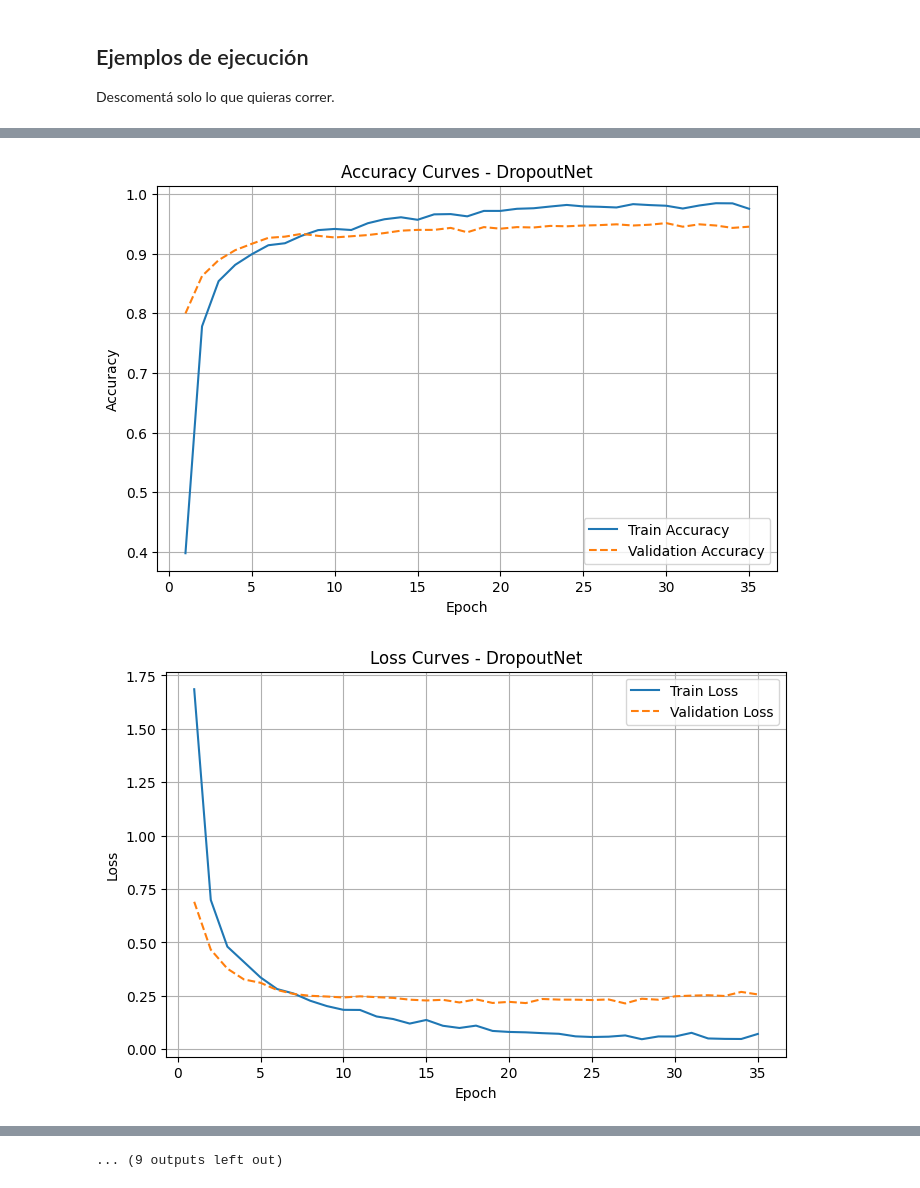
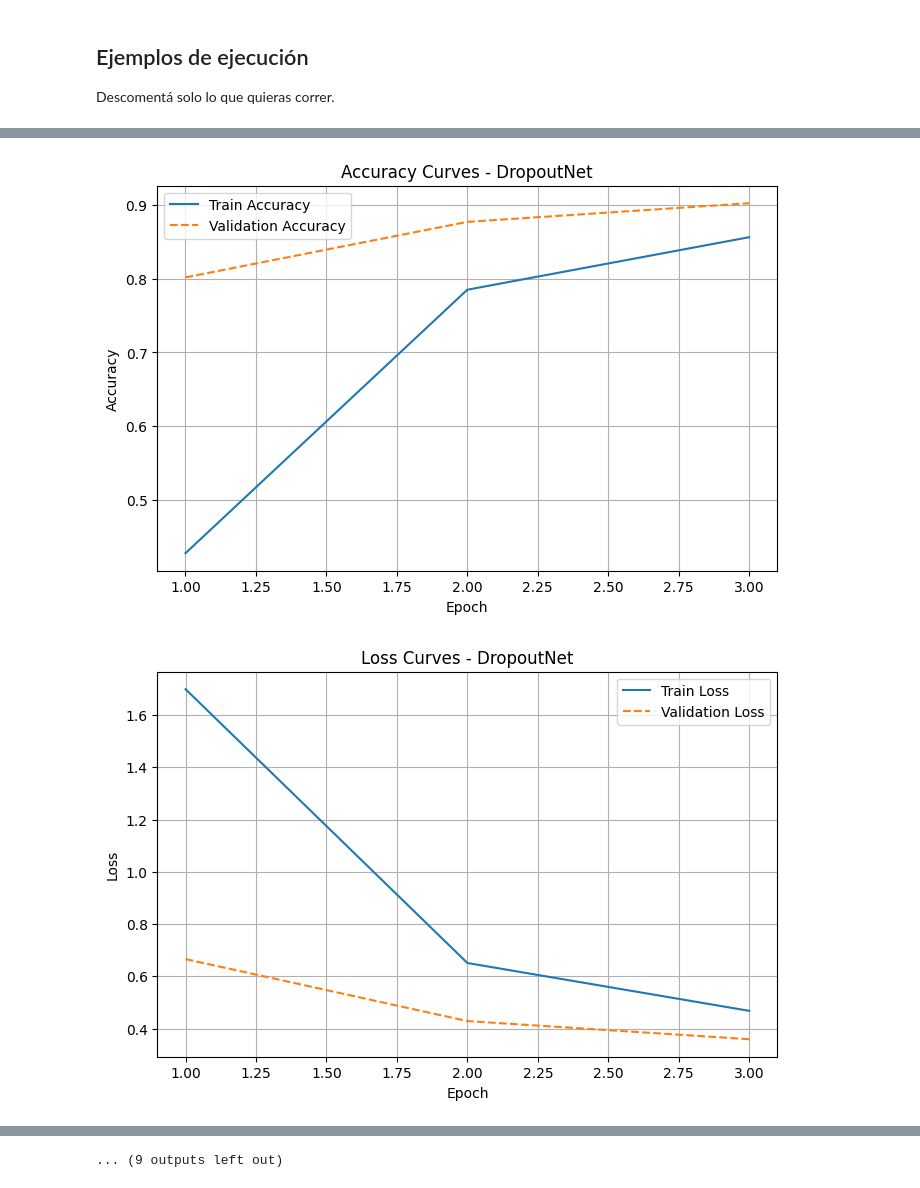
Before and after one commit to joacogamalerio/tesis-project-repository, a Jupyter notebook: mnist_training_phase1_local_jupyter.ipynb, the cells around one changed output, grey strips where cells are left out. Drawn from its saved outputs; the diff is of its cells as text; code cells hidden in the pictures.

Commit message:
wip. Plots for o comparison

```diff
--- a/mnist_training_phase1_local_jupyter.ipynb
+++ b/mnist_training_phase1_local_jupyter.ipynb
@@ -223,7 +223,7 @@ def eval_one_epoch(model, loader, loss_fn, device):
     return total_loss / total, correct / total
 
 
-def build_model(model_name, hidden_size=256, dropout_p=0.5, lambd=0.5, mask_normalization=False):
+def build_model(model_name, hidden_size=256, p=0.5, lambd=0.5, mask_normalization=False):
     """
     Factory para crear cualquiera de los 3 modelos.
     """
@@ -233,16 +233,16 @@ def build_model(model_name, hidden_size=256, dropout_p=0.5, lambd=0.5, mask_norm
         return OverfitNet(hidden_size=hidden_size)
 
     if model_name == "dropoutnet":
-        return DropoutNet(hidden_size=hidden_size, dropout_p=dropout_p)
+        return DropoutNet(hidden_size=hidden_size, p=p)
 
     if model_name == "dropconnectnet":
-        return DropConnectNet(hidden_size=hidden_size, dropout_p=dropout_p)
+        return DropConnectNet(hidden_size=hidden_size, p=p)
 
 
     if model_name == "boostdropoutnet":
         return BoostDropoutNet(
             hidden_size=hidden_size,
-            dropout_p=dropout_p,
+            p=p,
             lambd=lambd,
             mask_normalization=mask_normalization
         )
@@ -406,7 +406,7 @@ def build_run_metadata(
     early_stopping_patience,
     train_fraction,
     val_fraction,
-    dropout_p,
+    p,
     lambd,
     mask_normalization,
     weight_decay,
@@ -431,7 +431,7 @@ def build_run_metadata(
             "early_stopping_patience": early_stopping_patience,
             "train_fraction": train_fraction,
             "val_fraction": val_fraction,
-            "dropout_p": dropout_p,
+            "p": p,
             "lambd": lambd,
             "mask_normalization": mask_normalization,
             "weight_decay": weight_decay,
@@ -835,7 +835,7 @@ def train_model_on_mnist_subset(
     early_stopping_patience=10,
     train_fraction=0.10,
     val_fraction=0.25,
-    dropout_p=0.5,
+    p=0.5,
     lambd=0.5,
     mask_normalization=False,
     weight_decay=0.0,
@@ -856,7 +856,7 @@ def train_model_on_mnist_subset(
     print(f"early_stopping_patience={early_stopping_patience}")
     print(f"train_fraction={train_fraction}")
     print(f"val_fraction={val_fraction}")
-    print(f"dropout_p={dropout_p}")
+    print(f"p={p}")
     print(f"lambd={lambd}")
     print(f"mask_normalization={mask_normalization}")
     print(f"weight_decay={weight_decay}")
@@ -908,7 +908,7 @@ def train_model_on_mnist_subset(
     model = build_model(
         model_name=model_name,
         hidden_size=hidden_size,
-        dropout_p=dropout_p,
+        p=p,
         lambd=lambd,
         mask_normalization=mask_normalization
     ).to(device)
@@ -948,7 +948,7 @@ def train_model_on_mnist_subset(
         early_stopping_patience=early_stopping_patience,
         train_fraction=train_fraction,
         val_fraction=val_fraction,
-        dropout_p=dropout_p,
+        p=p,
         lambd=lambd,
         mask_normalization=mask_normalization,
         weight_decay=weight_decay,
@@ -1123,13 +1123,13 @@ def get_supported_model_params(model_name):
         return common_params
 
     if model_name_lower == "dropoutnet":
-        return common_params | {"dropout_p"}
+        return common_params | {"p"}
 
     if model_name_lower == "dropconnectnet":
-        return common_params | {"dropout_p"}
+        return common_params | {"p"}
 
     if model_name_lower == "boostdropoutnet":
-        return common_params | {"dropout_p", "lambd", "mask_normalization"}
+        return common_params | {"p", "lambd", "mask_normalization"}
 
     raise ValueError(
         "model_name debe ser uno de: "
@@ -1549,7 +1549,7 @@ Descomentá solo lo que quieras correr.
 #     early_stopping_patience=5,
 #     train_fraction=0.1,
 #     val_fraction=0.25,
-#     dropout_p=0.5,
+#     p=0.5,
 #     weight_decay=0.0,
 #     normalize=False,
 #     num_workers=2,
@@ -1566,7 +1566,7 @@ Descomentá solo lo que quieras correr.
 #     early_stopping_patience=5,
 #     train_fraction=0.1,
 #     val_fraction=0.25,
-#     dropout_p=0.5,
+#     p=0.5,
 #     lambd=0.6,
 #     mask_normalization=False,
 #     weight_decay=0.0,
@@ -1588,25 +1588,25 @@ gridsearch_results = run_gridsearch(
             "lr": [1e-3],
             "hidden_size": [256],
             "batch_size": [128],
-            "dropout_p": [0.5]
+            "p": [0.5]
         },
         "DropConnectNet": {
             "lr": [1e-3],
             "hidden_size": [256],
             "batch_size": [128],
-            "dropout_p": [0.5]
+            "p": [0.5]
         },
         "BoostDropoutNet": {
             "lr": [1e-3],
             "hidden_size": [256],
             "batch_size": [128],
-            "dropout_p": [0.5],
+            "p": [0.5],
             "lambd": [-1],
             "mask_normalization": [True]
         }
     },
     common_params={
-        "num_epochs": 35,
+        "num_epochs": 3,
         "early_stopping_patience": 15,
         "train_fraction": 0.10,
         "val_fraction": 0.25,
@@ -1693,3 +1681,3 @@ Clase 9: Train=446  Val=149
 ℹ️ No se cumplió el criterio de early stopping durante este entrenamiento.
-[figure, old version]
+[figure, new version]
-[figure, old version]
+[figure, new version]
```
Also changed, not shown: parts of 3 cells of this notebook, 1 other file.
